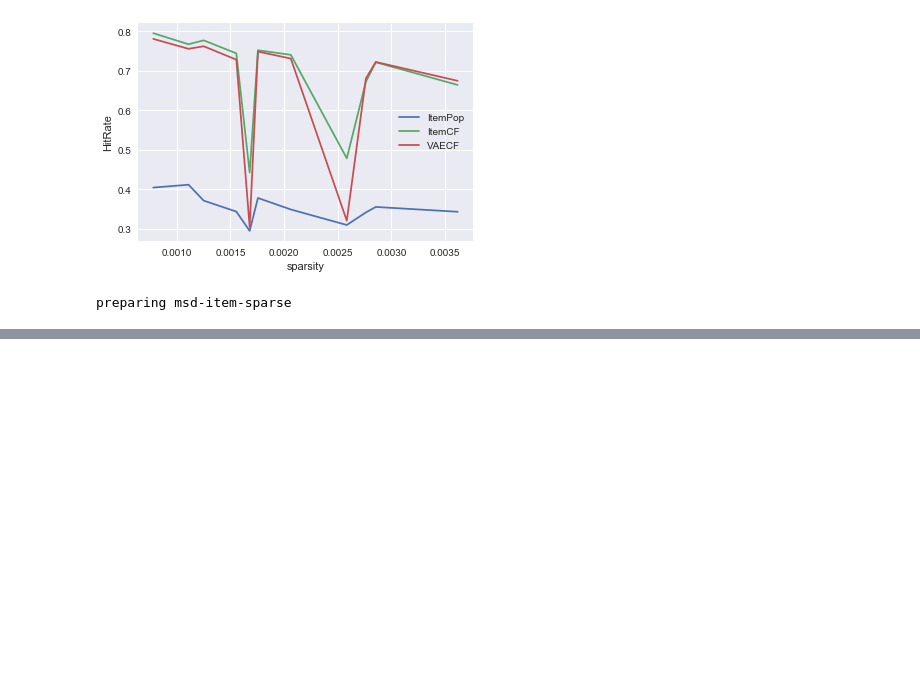
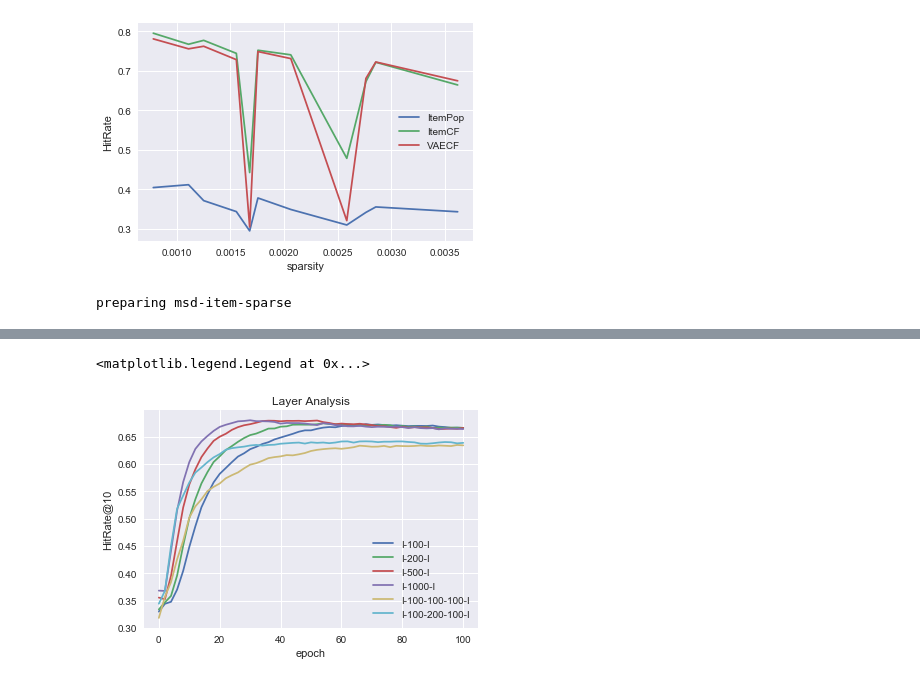
Before and after one commit to fs302/AlgoComp, a Jupyter notebook: MSD_Recommendation/src/Experiment.ipynb, the cells around one changed output, grey strips where cells are left out. Saved outputs shown, nothing was run; the diff lists cells and outputs as text; code cells hidden in the pictures; blank space fills up the shorter version.

```diff
--- a/MSD_Recommendation/src/Experiment.ipynb
+++ b/MSD_Recommendation/src/Experiment.ipynb
@@ -663,0 +685,9 @@ plt.legend() # 显示图例
+# %%
+dims = [[100],[200],[500],[1000],[100,100],[100,200]]
+for dim in dims:
+    best_hr, best_ndcg, hrs, ndcgs = test_vaecf(n_users, n_items, train_data, vad_data_tr, vad_data_te, testRatings, testNegatives, n_epochs=101, lr=5e-4, batch_size=256, hidden_dims=dim, epoch_size=20000, beta=0.2, eval_epoch=2)
+    d2 = dim[:-1]+dim[::-1]
+    dim_str = 'I-'+'-'.join([str(v) for v in d2])+'-I'
+    dim_vae_hrs[dim_str] = hrs
+    dim_vae_ndcgs[dim_str] = ndcgs
+    print dim_str, hrs, ndcgs
@@ -663,0 +712,14 @@ plt.legend() # 显示图例
+# %%
+plt.title('Layer Analysis')
+x = [i for i in range(0,101,2)]
+for dim in dims:
+    d2 = dim[:-1]+dim[::-1]
+    dim_str = 'I-'+'-'.join([str(v) for v in d2])+'-I'
+    plt.plot(x, dim_vae_hrs[dim_str], label=dim_str)
+
+plt.ylabel('HitRate@10')
+plt.xlabel('epoch')
+plt.legend() # 显示图例
+# %% [output]
+<matplotlib.legend.Legend at 0x...>
+[figure, added]
```
Also changed, not shown: parts of 10 cells of this notebook, 1 other file.
